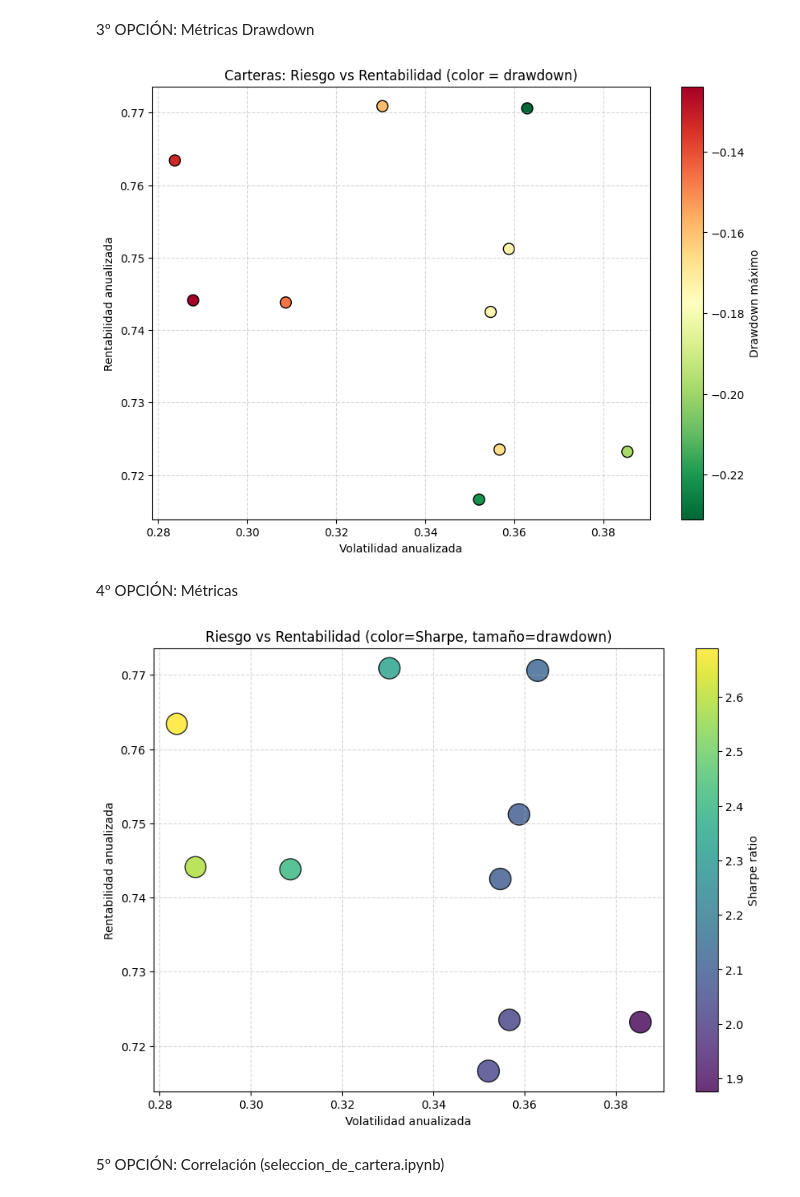
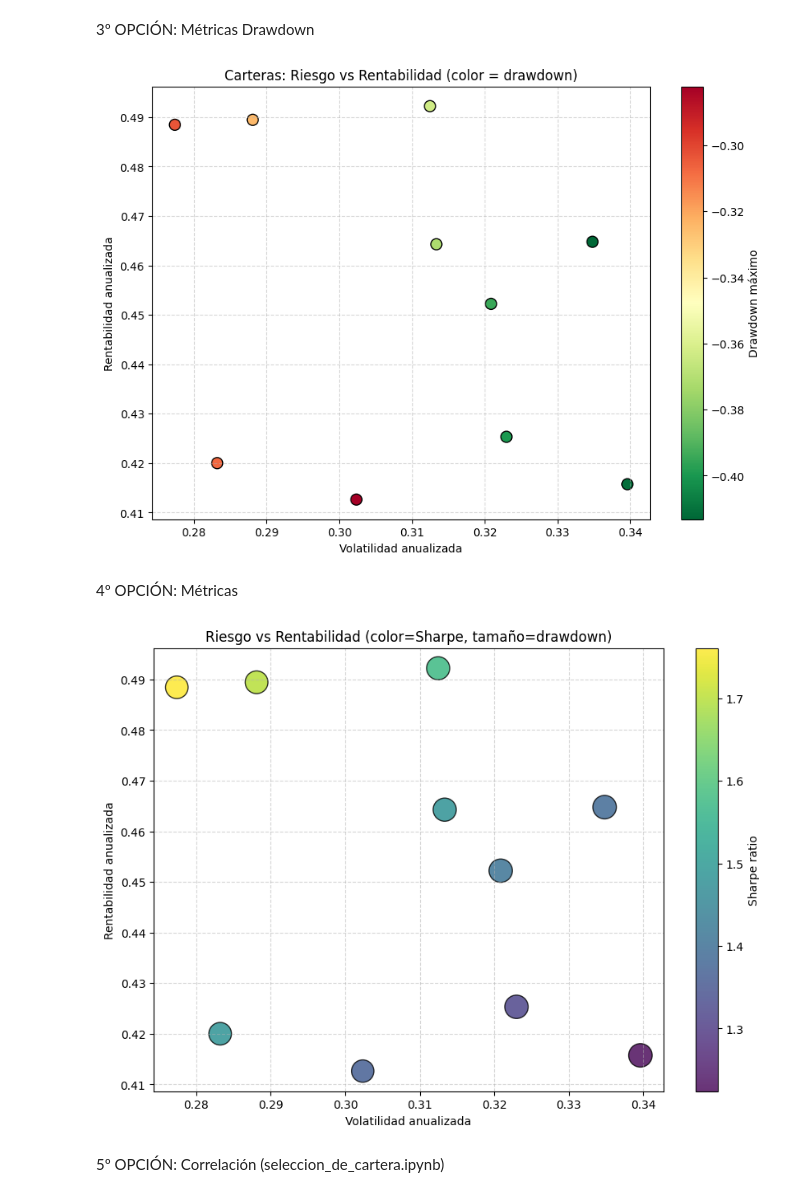
Before and after one commit to LanderAgirre/Reto_09_Azul_Oscuro, a Jupyter notebook: 4.Selección_Cartera2.ipynb, the cells around one changed output. Drawn from its saved outputs; the diff is of its cells as text; code cells hidden in the pictures.

```diff
--- a/4.Selección_Cartera2.ipynb
+++ b/4.Selección_Cartera2.ipynb
@@ -136,0 +171,25 @@ plt.show()
+# %%
+# --- Seleccionar los dos grupos de carteras ---
+top_rent = carteras.nlargest(200, 'rentabilidad_anualizada')
+top_score = carteras.nlargest(200, 'score_corr')
+# Identificar coincidencias entre ambas selecciones
+ids_comunes = top_rent.index.intersection(top_score.index)
+# --- Crear figura ---
+plt.figure(figsize=(10, 7))
+# 🟢 Coincidencias (carteras que están en ambos grupos)
+if len(ids_comunes) > 0:
+    coincidentes = carteras.loc[ids_comunes]
+    plt.scatter(coincidentes['volatilidad_anualizada'], coincidentes['rentabilidad_anualizada'],
+                c='green', marker='*', s=220, label='Top en ambas')
+# --- Etiquetas con nombres de activos ---
+for i, row in carteras.loc[top_rent.index.union(top_score.index)].iterrows():
+    activos = ', '.join(row['cartera'])
+# --- Estética del gráfico ---
+plt.xlim(carteras['volatilidad_anualizada'].min() * 0.95, carteras['volatilidad_anualizada'].max() * 1.05)
+plt.ylim(carteras['rentabilidad_anualizada'].min() * 0.95, carteras['rentabilidad_anualizada'].max() * 1.05)
+plt.title('Carteras destacadas: Rentabilidad vs Riesgo', fontsize=14)
+plt.xlabel('Volatilidad anualizada', fontsize=12)
+plt.ylabel('Rentabilidad anualizada', fontsize=12)
+plt.legend()
+plt.grid(True, linestyle='--', alpha=0.6)
+plt.show()
@@ -163,20 +236,15 @@ plt.show()
 # %% [markdown]
 3º OPCIÓN: Métricas Drawdown
 # %%
-import matplotlib.pyplot as plt
-
-top10 = carteras.head(10)
+top10 = coincidentes.head(10)
 plt.figure(figsize=(10,7))
-
 plt.scatter(
     top10['volatilidad_anualizada'],
     top10['rentabilidad_anualizada'],
     c=top10['drawdown_max'],
     cmap='RdYlGn_r',
     s=100,
-    edgecolor='black'
-)
-
+    edgecolor='black')
 plt.colorbar(label='Drawdown máximo')
 plt.xlabel('Volatilidad anualizada')
 plt.ylabel('Rentabilidad anualizada')
@@ -184,34 +252,28 @@ plt.title('Carteras: Riesgo vs Rentabilidad (color = drawdown)')
 plt.grid(True, linestyle='--', alpha=0.5)
 plt.show()
 # %% [output]
-[figure, old version]
+[figure, new version]
 # %% [markdown]
 4º OPCIÓN: Métricas
 # %%
-import matplotlib.pyplot as plt
-
-top10 = carteras.head(10)
+top10 = coincidentes.head(10)
 plt.figure(figsize=(10,7))
-
 plt.scatter(
     top10['volatilidad_anualizada'],
     top10['rentabilidad_anualizada'],
     c=top10['sharpe'],
     s=(1 - top10['drawdown_max']) * 300,
     cmap='viridis',
     edgecolor='black',
-    alpha=0.8
-)
-
+    alpha=0.8)
 plt.xlabel('Volatilidad anualizada')
 plt.ylabel('Rentabilidad anualizada')
 plt.title('Riesgo vs Rentabilidad (color=Sharpe, tamaño=drawdown)')
 plt.colorbar(label='Sharpe ratio')
 plt.grid(True, linestyle='--', alpha=0.5)
-
 plt.show()
 # %% [output]
-[figure, old version]
+[figure, new version]
 # %% [markdown]
 5º OPCIÓN: Correlación (seleccion_de_cartera.ipynb)
 # %%
```
Also changed, not shown: parts of 13 cells of this notebook, 3 other files.
